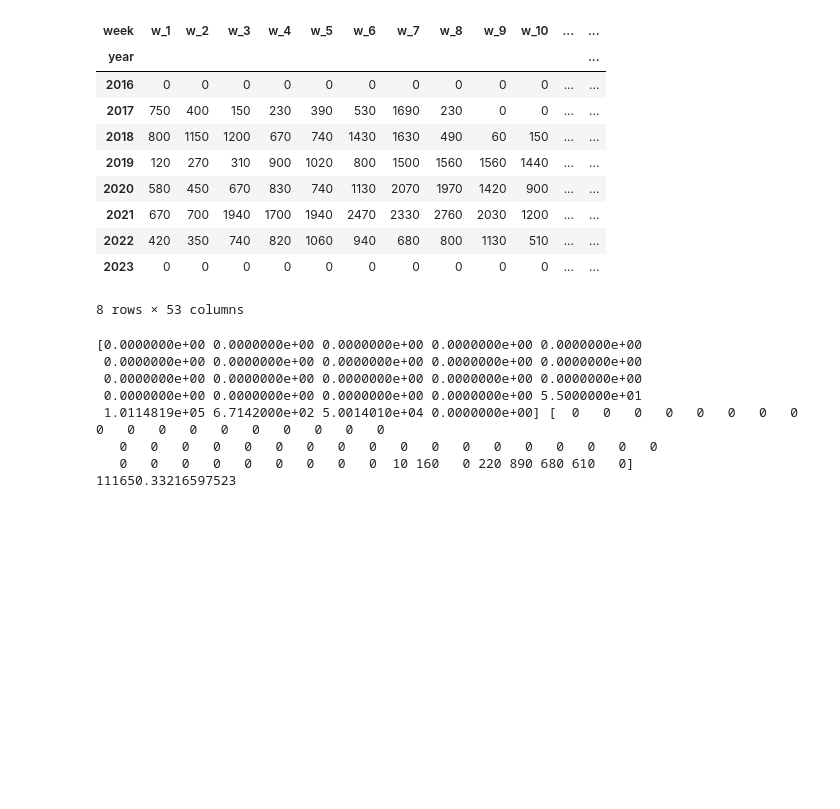
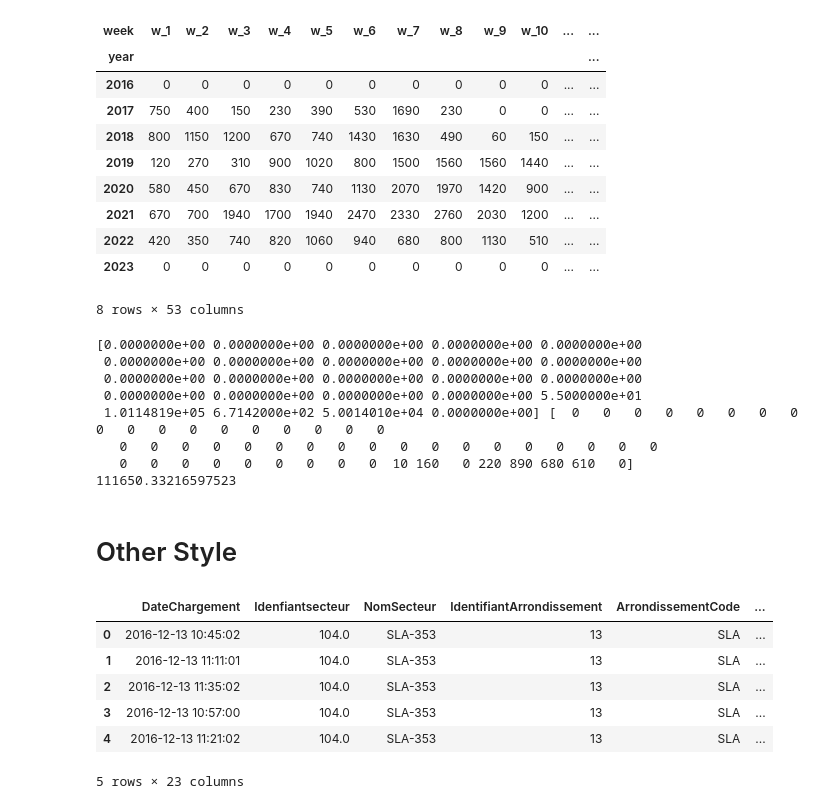
Before and after one commit to cimadure/ind6212, a Jupyter notebook: notebooks/weekly_snowfall_v2.ipynb, the cells around one changed output. Drawn from its saved outputs; the diff is of its cells as text; code cells hidden in the pictures; blank space fills up the shorter version.

```diff
--- a/notebooks/weekly_snowfall_v2.ipynb
+++ b/notebooks/weekly_snowfall_v2.ipynb
@@ -602,3 +623,15 @@ print(r)
    0   0   0   0   0   0   0   0   0   0   0   0   0   0   0   0   0   0
    0   0   0   0   0   0   0   0   0  10 160   0 220 890 680 610   0]
 111650.33216597523
+# %% [markdown]
+# Other Style
+# %%
+sel.head()
+# %% [output]
+|  | DateChargement | Idenfiantsecteur | NomSecteur | IdentifiantArrondissement | ArrondissementCode | ... |
+| 0 | 2016-12-13 10:45:02 | 104.0 | SLA-353 | 13 | SLA | ... |
+| 1 | 2016-12-13 11:11:01 | 104.0 | SLA-353 | 13 | SLA | ... |
+| 2 | 2016-12-13 11:35:02 | 104.0 | SLA-353 | 13 | SLA | ... |
+| 3 | 2016-12-13 10:57:00 | 104.0 | SLA-353 | 13 | SLA | ... |
+| 4 | 2016-12-13 11:21:02 | 104.0 | SLA-353 | 13 | SLA | ... |
+5 rows × 23 columns
```
Also changed, not shown: parts of 8 cells of this notebook.
